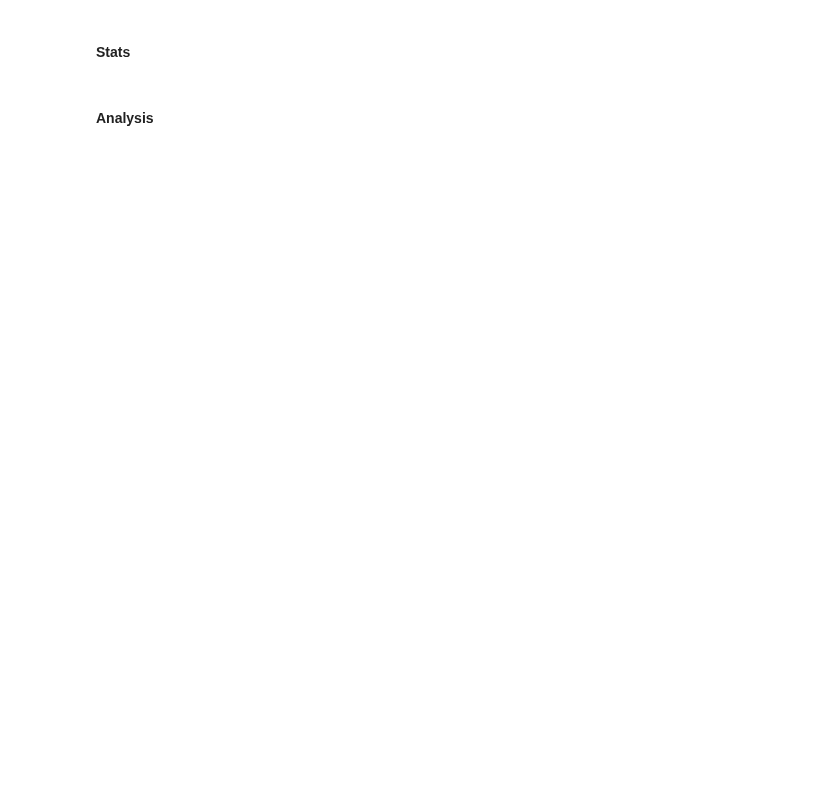
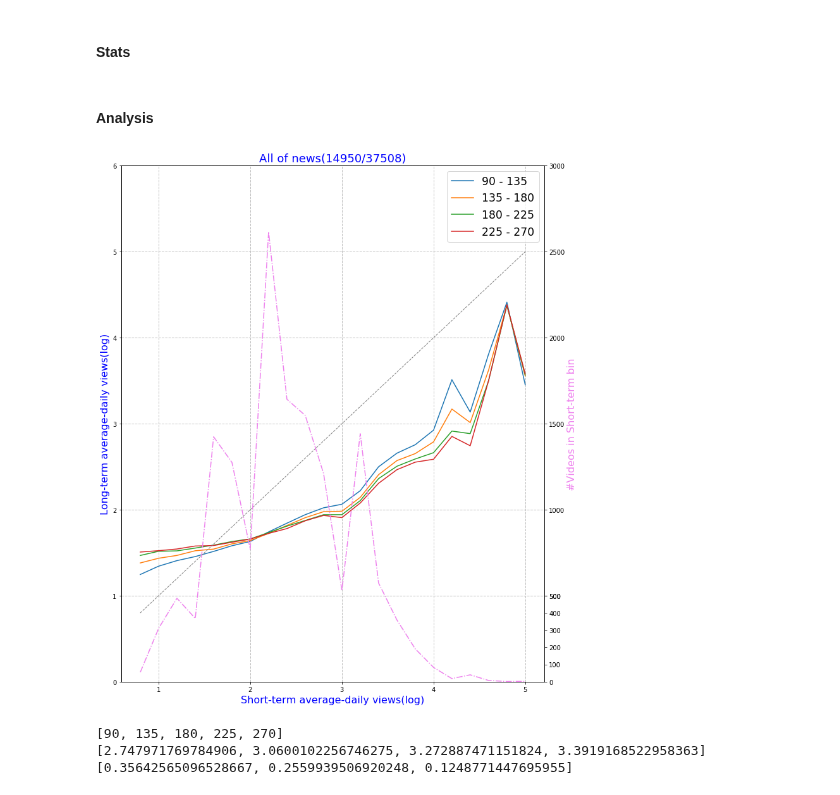
Before and after one commit to septasset/hip-popularity, a Jupyter notebook: data_analysis/engage16.ipynb, the cells around one changed output. Cells and saved outputs as stored; diff of their text form; code cells hidden in the pictures; blank space fills up the shorter version.

Commit message:
profile and bin smooth and area

```diff
--- a/data_analysis/engage16.ipynb
+++ b/data_analysis/engage16.ipynb
@@ -20,8 +23,8 @@ eval_days = [90, 135, 180, 225, 270]
 dataset_base = "G:/MLCV dataset/engagement'16/tweeted_videos"
 # dataset_base = "G:/MLCV dataset/engagement'16/quality_videos"
 # test_category = categories[10]
-# test_category = "movies"
-test_category = "comedy"
+test_category = "news"
+# test_category = "gaming"
 # test_category = "vevo"
 
 with open(os.path.join(dataset_base, test_category+".json"), "r") as f:
@@ -38,7 +41,7 @@ days = []
 views = []
 shares = []
 watches = []
-for line in dataset_json:
+for line in tqdm.tqdm(dataset_json):
     record = json.loads(line)
     try:
         category_id = int(record['snippet']['categoryId'])
@@ -82,8 +87,27 @@ print("Average days",np.average([len(x) for x in days]))
 # df_total_views = my_util.total_at(eval_days, views, vids, accumulate=False)
 df_total_views_log = my_util.total_log_at(eval_days, views, vids, accumulate=False)
 # %%
-fig2 = plt.figure(figsize=(12, 15))
-title2 = "All of {}({}/{})".format(test_category, len(df_total_views_log.index), len(vids))
-res2 = my_util.plot_fixed_window_bin_smooth(eval_days, df_total_views_log, test_category, fig2,\
-                          title2, average_daily=True, bin_smooth = True)
-plt.savefig('figs/bin_smooth/avg/{}.png'.format(test_category), bbox_inches='tight')
+fig = plt.figure(figsize=(12, 15))
+title = "All of {}({}/{})".format(test_category, len(df_total_views_log.index), len(vids))
+res, xs, yss = my_util.plot_fixed_window_bin_smooth(eval_days, df_total_views_log, test_category, fig,\
+                          title, average_daily=True, smooth_times = 2)
+plt.savefig('figs/bin_smooth/{}.png'.format(test_category), bbox_inches='tight')
+# %% [output]
+[figure, added]
+# %%
+# area to y=x line
+areas1 = []
+for ys in yss:
+    area = my_util.area_between_scatter_lines(ys, xs, xs)
+    areas1.append(area)
+areas2 = []
+for i in range(len(yss)-1):
+    area = my_util.area_between_scatter_lines(yss[i], yss[i+1], xs)
+    areas2.append(area)
+print(eval_days)
+print(areas1)
+print(areas2)
+# %% [output]
+[90, 135, 180, 225, 270]
+[2.747971769784906, 3.0600102256746275, 3.272887471151824, 3.3919168522958363]
+[0.35642565096528667, 0.2559939506920248, 0.1248771447695955]
```
Also changed, not shown: parts of 5 cells of this notebook, 10 other files.
